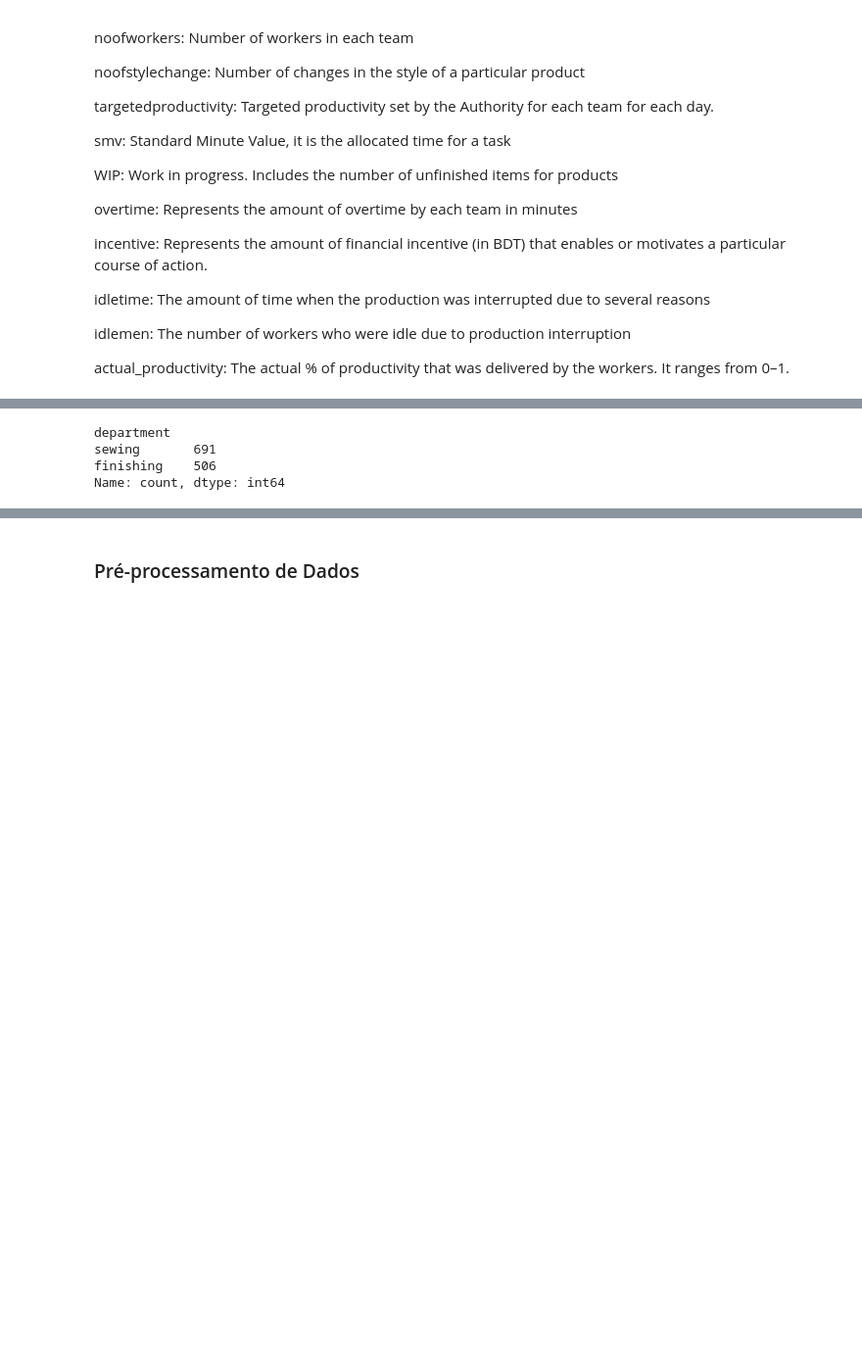
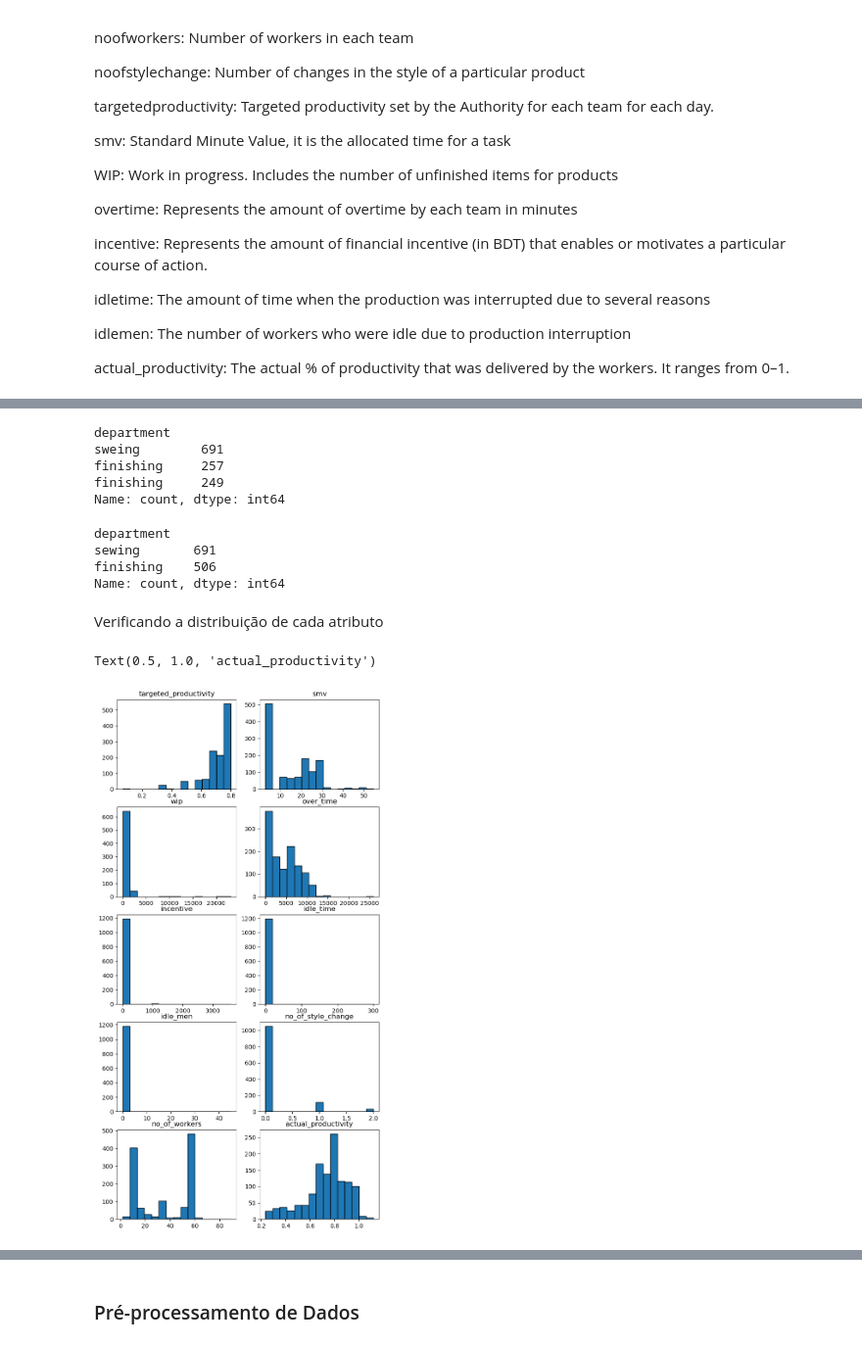
Before and after one commit to luis-rveiga/pucrj-cienciadadosanalytics, a Jupyter notebook: mvp-sprint-analise-dados/mvp-sprint-analise-dados-final.ipynb, the cells around one changed output, grey strips where cells are left out. Shown at 98% size. Cells and saved outputs as stored; diff of their text form; code cells hidden in the pictures; blank space fills up the shorter version.

Commit message:
implementacao distribuicao de atributos

```diff
--- a/mvp-sprint-analise-dados/mvp-sprint-analise-dados-final.ipynb
+++ b/mvp-sprint-analise-dados/mvp-sprint-analise-dados-final.ipynb
@@ -149 +162,9 @@ Name: count, dtype: int64
+# %%
+dataset['department'].value_counts()
+# %% [output]
+department
+sweing        691
+finishing     257
+finishing     249
+Name: count, dtype: int64
 # %%
@@ -157,3 +180,41 @@ department
 sewing       691
 finishing    506
 Name: count, dtype: int64
+# %% [markdown]
+Verificando a distribuição de cada atributo
+# %%
+# Visualizando a distribuição dos atributos utilizando histogramas
+fig, ax = plt.subplots(5,2, figsize = (8,16))
+
+ax[0,0].hist(dataset['targeted_productivity'], bins=15, edgecolor='black')
+ax[0,0].set_title('targeted_productivity')
+
+ax[0,1].hist(dataset['smv'], bins=15, edgecolor='black')
+ax[0,1].set_title('smv')
+
+ax[1,0].hist(dataset['wip'], bins=15, edgecolor='black')
+ax[1,0].set_title('wip')
+
+ax[1,1].hist(dataset['over_time'], bins=15, edgecolor='black')
+ax[1,1].set_title('over_time')
+
+ax[2,0].hist(dataset['incentive'], bins=15, edgecolor='black')
+ax[2,0].set_title('incentive')
+
+ax[2,1].hist(dataset['idle_time'], bins=15, edgecolor='black')
+ax[2,1].set_title('idle_time')
+
+ax[3,0].hist(dataset['idle_men'], bins=15, edgecolor='black')
+ax[3,0].set_title('idle_men')
+
+ax[3,1].hist(dataset['no_of_style_change'], bins=15, edgecolor='black')
+ax[3,1].set_title('no_of_style_change')
+
+ax[4,0].hist(dataset['no_of_workers'], bins=15, edgecolor='black')
+ax[4,0].set_title('no_of_workers')
+
+ax[4,1].hist(dataset['actual_productivity'], bins=15, edgecolor='black')
+ax[4,1].set_title('actual_productivity')
+# %% [output]
+Text(0.5, 1.0, 'actual_productivity')
+[figure, added]
```
Also changed, not shown: parts of 12 cells of this notebook.
